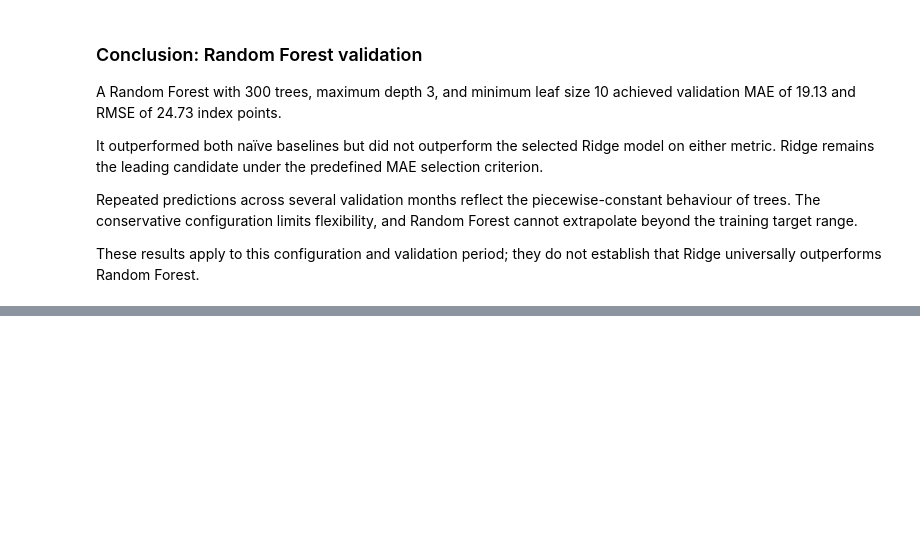
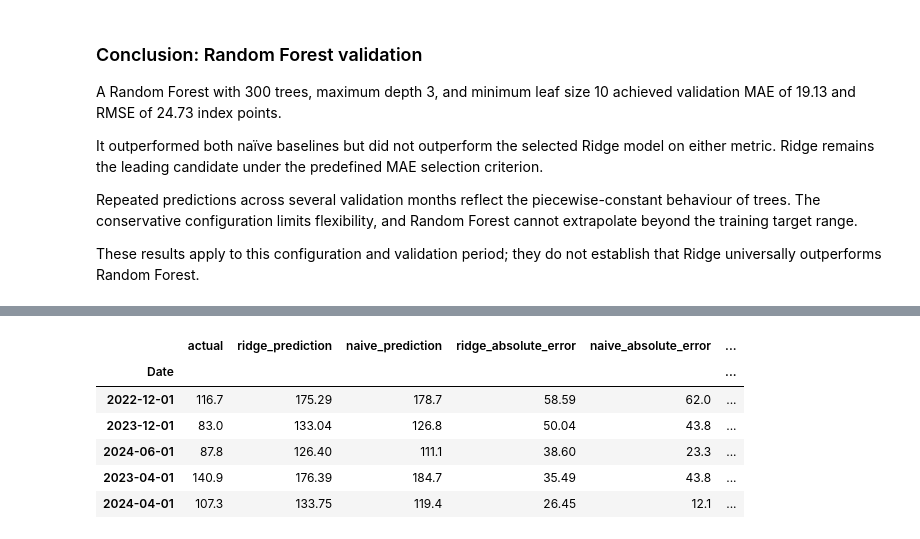
Before and after one commit to kamalpreetsinghh/nz-job-market-data-analysis, a Jupyter notebook: notebooks/06_monthly_forecasting.ipynb, the cells around one changed output, grey strips where cells are left out. Cells and saved outputs as stored; diff of their text form; code cells hidden in the pictures; blank space fills up the shorter version.

```diff
--- a/notebooks/06_monthly_forecasting.ipynb
+++ b/notebooks/06_monthly_forecasting.ipynb
@@ -731,0 +833,8 @@ they do not establish that Ridge universally outperforms Random Forest.
+# %%
+largest_ridge_errors = (
+    ridge_diagnostics
+    .sort_values("absolute_error", ascending=False)
+    .head(5)
+)
+
+largest_ridge_errors.round(2)
@@ -731,0 +849,42 @@ they do not establish that Ridge universally outperforms Random Forest.
+# %%
+difficult_months = largest_ridge_errors.index
+
+difficult_month_comparison = pd.DataFrame({
+    "actual": y_validation.loc[difficult_months],
+    "ridge_prediction": best_ridge_predictions.loc[difficult_months],
+    "naive_prediction": validation_baselines.loc[
+        difficult_months,
+        "last_month_naive"
+    ]
+})
+
+difficult_month_comparison["ridge_absolute_error"] = (
+    difficult_month_comparison["ridge_prediction"]
+    - difficult_month_comparison["actual"]
+).abs()
+
+difficult_month_comparison["naive_absolute_error"] = (
+    difficult_month_comparison["naive_prediction"]
+    - difficult_month_comparison["actual"]
+).abs()
+
+difficult_month_comparison["better_method"] = (
+    difficult_month_comparison[
+        ["ridge_absolute_error", "naive_absolute_error"]
+    ]
+    .idxmin(axis=1)
+    .map({
+        "ridge_absolute_error": "Ridge",
+        "naive_absolute_error": "Last-month naïve"
+    })
+)
+
+difficult_month_comparison.round(2)
+# %% [output]
+|  | actual | ridge_prediction | naive_prediction | ridge_absolute_error | naive_absolute_error | ... |
+| Date |  |  |  |  |  | ... |
+| 2022-12-01 | 116.7 | 175.29 | 178.7 | 58.59 | 62.0 | ... |
+| 2023-12-01 | 83.0 | 133.04 | 126.8 | 50.04 | 43.8 | ... |
+| 2024-06-01 | 87.8 | 126.40 | 111.1 | 38.60 | 23.3 | ... |
+| 2023-04-01 | 140.9 | 176.39 | 184.7 | 35.49 | 43.8 | ... |
+| 2024-04-01 | 107.3 | 133.75 | 119.4 | 26.45 | 12.1 | ... |
```
Also changed, not shown: parts of 6 cells of this notebook, 2 other files.
